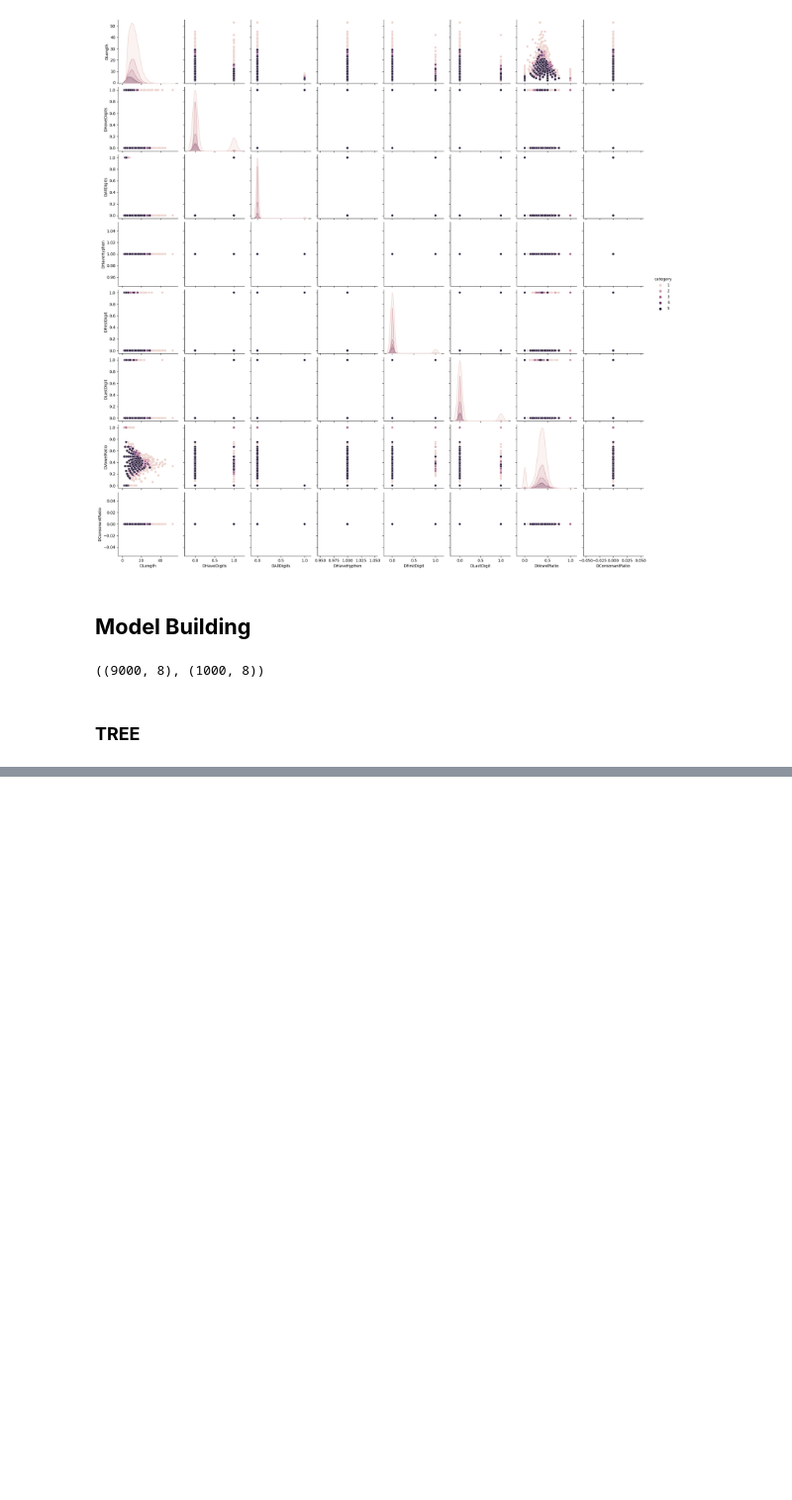
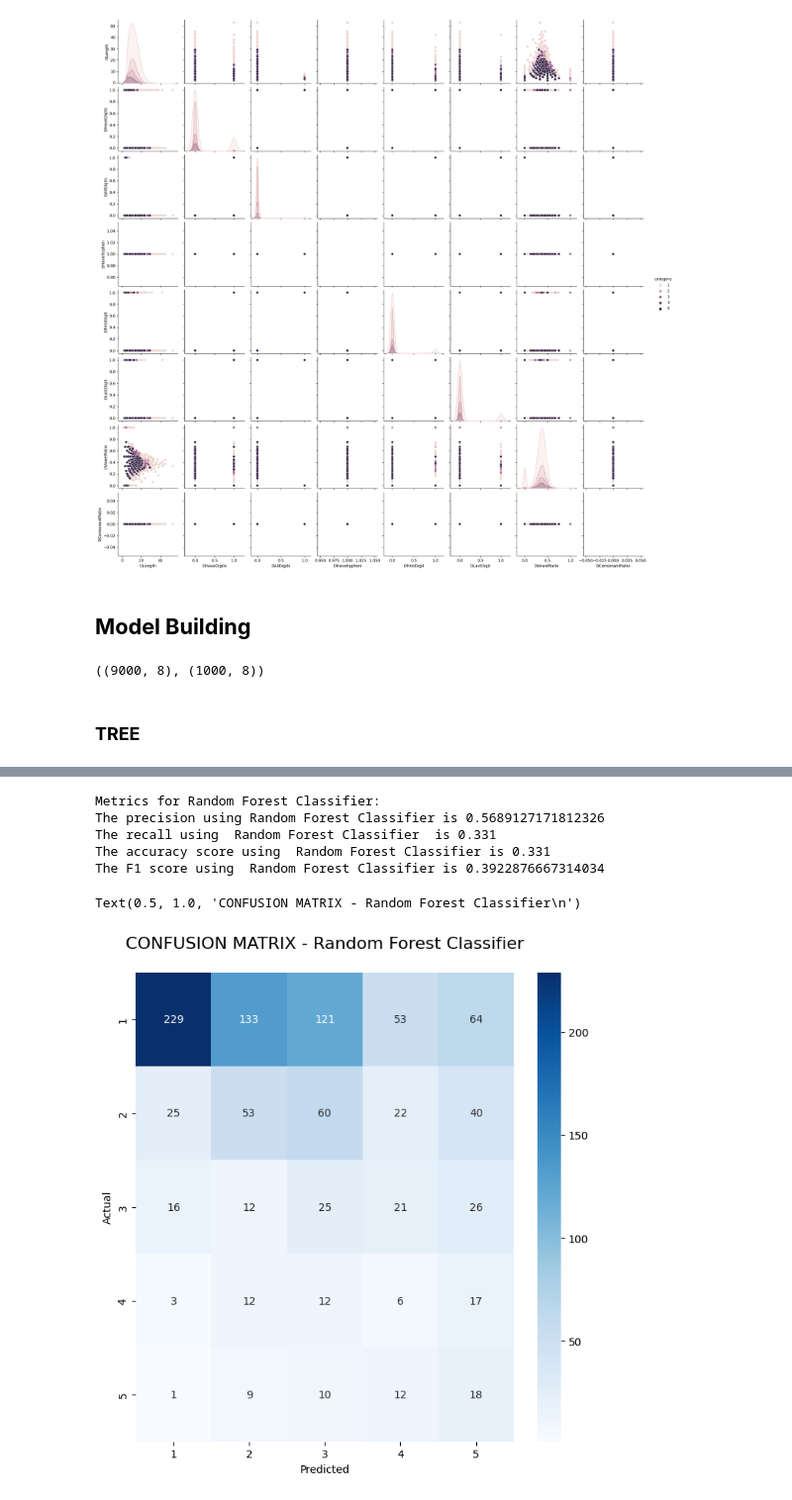
Before and after one commit to uzair011/CN5021--practical, a Jupyter notebook: Embedding_Model_Building_CN5021_small_Quiz4.ipynb, the cells around one changed output, grey strips where cells are left out. Shown at 99% size. Saved outputs shown, nothing was run; the diff lists cells and outputs as text; code cells hidden in the pictures; blank space fills up the shorter version.

```diff
--- a/Embedding_Model_Building_CN5021_small_Quiz4.ipynb
+++ b/Embedding_Model_Building_CN5021_small_Quiz4.ipynb
@@ -248,0 +257,34 @@ The F1 score using Decision Trees is 0.3559179377204549
+# %%
+######################################################
+# Add another classifier and shows results (10 marks)
+######################################################
+
+############################
+# Random Forest Classifier #
+############################
+
+from sklearn.ensemble import RandomForestClassifier
+model_2_rfc = RandomForestClassifier(n_estimators = 100, random_state = 0, class_weight = "balanced")
+model_2_rfc.fit(scaled_train_x, train_y)
+pred_rfc_y = model_2_rfc.predict(scaled_val_x)
+
+print('Metrics for Random Forest Classifier:')
+print('The precision using Random Forest Classifier is', precision_score(val_y, pred_rfc_y, average = 'weighted'))
+print('The recall using  Random Forest Classifier  is', recall_score(val_y, pred_rfc_y, average = 'weighted'))
+print('The accuracy score using  Random Forest Classifier is', accuracy_score(val_y, pred_rfc_y))
+print('The F1 score using  Random Forest Classifier is', f1_score(val_y, pred_rfc_y, average = 'weighted'), '\n')
+
+confusion_matrix(val_y, pred_rfc_y)
+fig, ax = plt.subplots(figsize=(8,8))
+sns.heatmap(confusion_matrix(val_y, pred_rfc_y), annot = True, cmap = "Blues", fmt ="d", xticklabels = [1, 2, 3, 4, 5], yticklabels = [1, 2, 3, 4, 5])
+plt.ylabel("Actual")
+plt.xlabel("Predicted")
+plt.title("CONFUSION MATRIX - Random Forest Classifier\n", size = 16)
+# %% [output]
+Metrics for Random Forest Classifier:
+The precision using Random Forest Classifier is 0.5689127171812326
+The recall using  Random Forest Classifier  is 0.331
+The accuracy score using  Random Forest Classifier is 0.331
+The F1 score using  Random Forest Classifier is 0.3922876667314034
+Text(0.5, 1.0, 'CONFUSION MATRIX - Random Forest Classifier\n')
+[figure, added]
```
Also changed, not shown: parts of 4 cells of this notebook.
